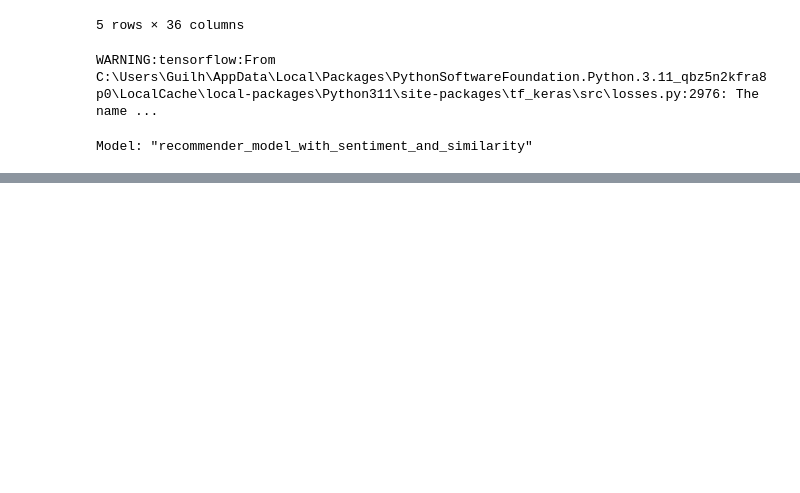
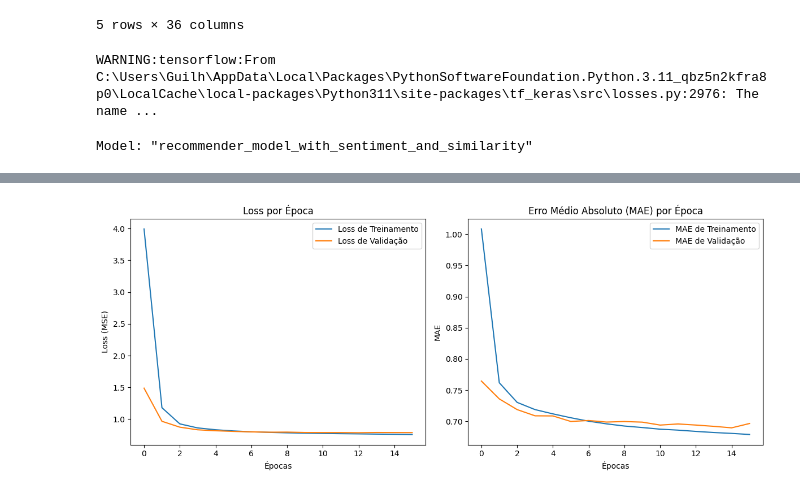
Before and after one commit to luiz-bim/movie-recomendation-system, a Jupyter notebook: ia-analisys.ipynb, the cells around one changed output, grey strips where cells are left out. Saved outputs shown, nothing was run; the diff lists cells and outputs as text; code cells hidden in the pictures; blank space fills up the shorter version.

Commit message:
update model

```diff
--- a/ia-analisys.ipynb
+++ b/ia-analisys.ipynb
@@ -206,23 +206,12 @@ from sklearn.preprocessing import LabelEncoder
 from tensorflow.keras.models import Model, load_model
 from tensorflow.keras.layers import Input, Embedding, Flatten, Concatenate, Dense, Dropout, BatchNormalization
 from tensorflow.keras.callbacks import EarlyStopping, ModelCheckpoint
+from tensorflow.keras.utils import plot_model
 from sentence_transformers import SentenceTransformer
 from sklearn.metrics.pairwise import cosine_similarity
 from sklearn.model_selection import train_test_split
 from sklearn.utils import shuffle
-
-# Função para carregar os dados de filmes, avaliações e usuários
-import numpy as np
-import pandas as pd
-import tensorflow as tf
-from sklearn.preprocessing import LabelEncoder
-from tensorflow.keras.models import Model, load_model
-from tensorflow.keras.layers import Input, Embedding, Flatten, Concatenate, Dense, Dropout, BatchNormalization
-from tensorflow.keras.callbacks import EarlyStopping, ModelCheckpoint
-from sentence_transformers import SentenceTransformer
-from sklearn.metrics.pairwise import cosine_similarity
-from sklearn.model_selection import train_test_split
-from sklearn.utils import shuffle
+import matplotlib.pyplot as plt
 
 # Função para carregar os dados de filmes, avaliações e usuários
 def load_data():
@@ -350,51 +339,72 @@ def build_and_train_model(df, content_features):
     content_input = Input(shape=(len(content_features),), name='content_input')  # Entrada para características de conteúdo
 
     # Embedding para os IDs dos usuários
-    user_embedding = Embedding(num_users, embedding_dim)(user_input)
+    user_embedding = Embedding(num_users, embedding_dim, name='user_embedding')(user_input)
     # Embedding para os IDs dos filmes
-    movie_embedding = Embedding(num_movies, embedding_dim, input_length=1)(movie_input)
+    movie_embedding = Embedding(num_movies, embedding_dim, input_length=1, name='movie_embedding')(movie_input)
 
     # Transformação dos embeddings em vetores planos
-    user_vector = Flatten()(user_embedding)
-    movie_vector = Flatten()(movie_embedding)
+    user_vector = Flatten(name='flatten_user')(user_embedding)
+    movie_vector = Flatten(name='flatten_movie')(movie_embedding)
 
     # Camada densa para processar as características de conteúdo
-    content_dense = Dense(64, activation='relu')(content_input)
+    content_dense = Dense(64, activation='relu', name='content_dense')(content_input)
 
     # Combinação dos embeddings e características de conteúdo
-    x = Concatenate()([user_vector, movie_vector, content_dense])
+    x = Concatenate(name='concatenate_embeddings_and_content')([user_vector, movie_vector, content_dense])
+
+    x = Dense(256, activation='relu', kernel_regularizer=tf.keras.regularizers.l2(0.01), name='dense_256')(x)
+    x = BatchNormalization(name='batch_norm_256')(x)
+    x = Dropout(0.4, name='dropout_256')(x)
 
     # Primeira camada oculta densa
-    x = Dense(128, activation='relu', kernel_regularizer=tf.keras.regularizers.l2(0.01))(x)
+    x = Dense(128, activation='relu', kernel_regularizer=tf.keras.regularizers.l2(0.01), name='dense_128')(x)
     # Regularização L2 evita overfitting ao penalizar pesos elevados.
     x = BatchNormalization()(x)  # Normaliza os valores intermediários para acelerar o treinamento e estabilizar o aprendizado.
     x = Dropout(0.4)(x)  # Desativa 40% dos neurônios aleatoriamente para reduzir overfitting.
 
     # Segunda camada oculta densa
-    x = Dense(64, activation='relu', kernel_regularizer=tf.keras.regularizers.l2(0.01))(x)
+    x = Dense(64, activation='relu', kernel_regularizer=tf.keras.regularizers.l2(0.01), name='dense_64')(x)
     # Regularização L2 aplicada novamente para restringir valores de pesos.
     x = BatchNormalization()(x)  # Normalização contínua para manter estabilidade.
     x = Dropout(0.4)(x)  # Mais dropout para maior robustez contra overfitting.
 
     # Terceira camada oculta densa
-    x = Dense(32, activation='relu', kernel_regularizer=tf.keras.regularizers.l2(0.01))(x)
+    x = Dense(32, activation='relu', kernel_regularizer=tf.keras.regularizers.l2(0.01), name='dense_32')(x)
     # Diminuindo o número de neurônios para aprender representações mais compactas.
 
     # Camada de saída
-    output = Dense(1, activation='linear')(x)
+    output = Dense(1, activation='linear', name='output')(x)
     # Saída linear para prever ratings como valores contínuos.
 
     # Definição do modelo completo
     model = Model(inputs=[user_input, movie_input, content_input], outputs=output, name="recommender_model_with_sentiment_and_similarity")
 
     # Compilação do modelo
-    model.compile(optimizer=tf.keras.optimizers.Adam(learning_rate=0.001), loss='mse', metrics=['mae'])
+    model.compile(optimizer=tf.keras.optimizers.Adam(learning_rate=0.0001), loss='mse', metrics=['mae'])
     # - Otimizador Adam: ajuste dinâmico da taxa de aprendizado para eficiência.
     # - Função de perda: Mean Squared Error (MSE) mede o erro quadrático entre as previsões e valores reais.
     # - Métrica: Mean Absolute Error (MAE) fornece uma medida interpretável de erro médio absoluto.
 
     # Resumo do modelo para inspeção
     model.summary()
+
+    # Visualização gráfica do modelo
+    print("\nVisualização do modelo:")
+    plot_model(
+        model,
+        to_file="model_architecture.png",
+        show_shapes=True,
+        show_layer_names=True,
+        dpi=72,
+        expand_nested=True,
+        rankdir='TB'
+    )
+
+    # Visualização das métricas de treinamento
+    print("\nGráficos de métricas de treinamento:")
+    plt.figure(figsize=(12, 5))
+
 
     return model
 
@@ -463,11 +473,32 @@ history = model.fit(
     [X_train_user, X_train_movie, X_train_content], y_train,
     validation_data=([X_test_user, X_test_movie, X_test_content], y_test),
     batch_size=64,
-    epochs=20,
+    epochs=50,
     callbacks=[early_stopping, model_checkpoint],
     verbose=1
 )
 
+# Loss
+plt.subplot(1, 2, 1)
+plt.plot(history.history['loss'], label='Loss de Treinamento')
+plt.plot(history.history['val_loss'], label='Loss de Validação')
+plt.title('Loss por Época')
+plt.xlabel('Épocas')
+plt.ylabel('Loss (MSE)')
+plt.legend()
+
+# MAE
+plt.subplot(1, 2, 2)
+plt.plot(history.history['mae'], label='MAE de Treinamento')
+plt.plot(history.history['val_mae'], label='MAE de Validação')
+plt.title('Erro Médio Absoluto (MAE) por Época')
+plt.xlabel('Épocas')
+plt.ylabel('MAE')
+plt.legend()
+
+plt.tight_layout()
+plt.show()
+
 print("Treinamento concluído.")
 # %% [output]
 WARNING:tensorflow:From C:\Users\Guilh\AppData\Local\Packages\PythonSoftwareFoundation.Python.3.11_qbz5n2kfra8p0\LocalCache\local-packages\Python311\site-packages\tf_keras\src\losses.py:2976: The name ...
@@ -513,0 +548 @@ Treinamento concluído.
+[figure, added]
```
Also changed, not shown: parts of 6 cells of this notebook, 25 other files.
